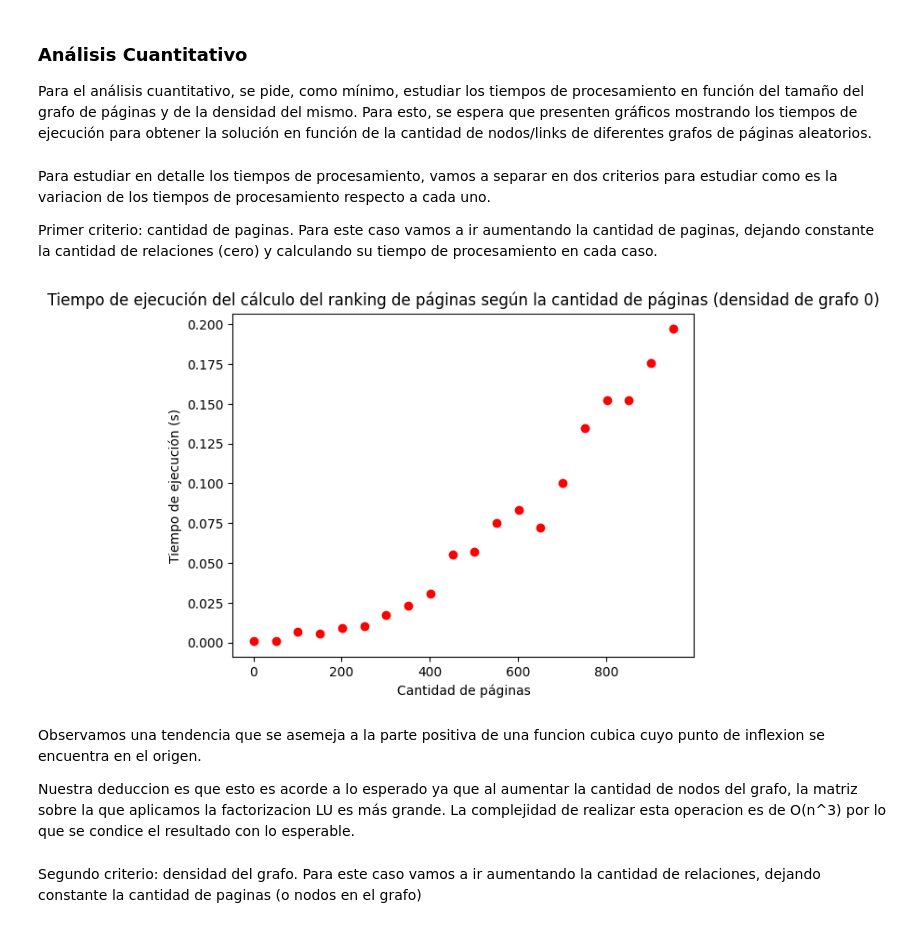
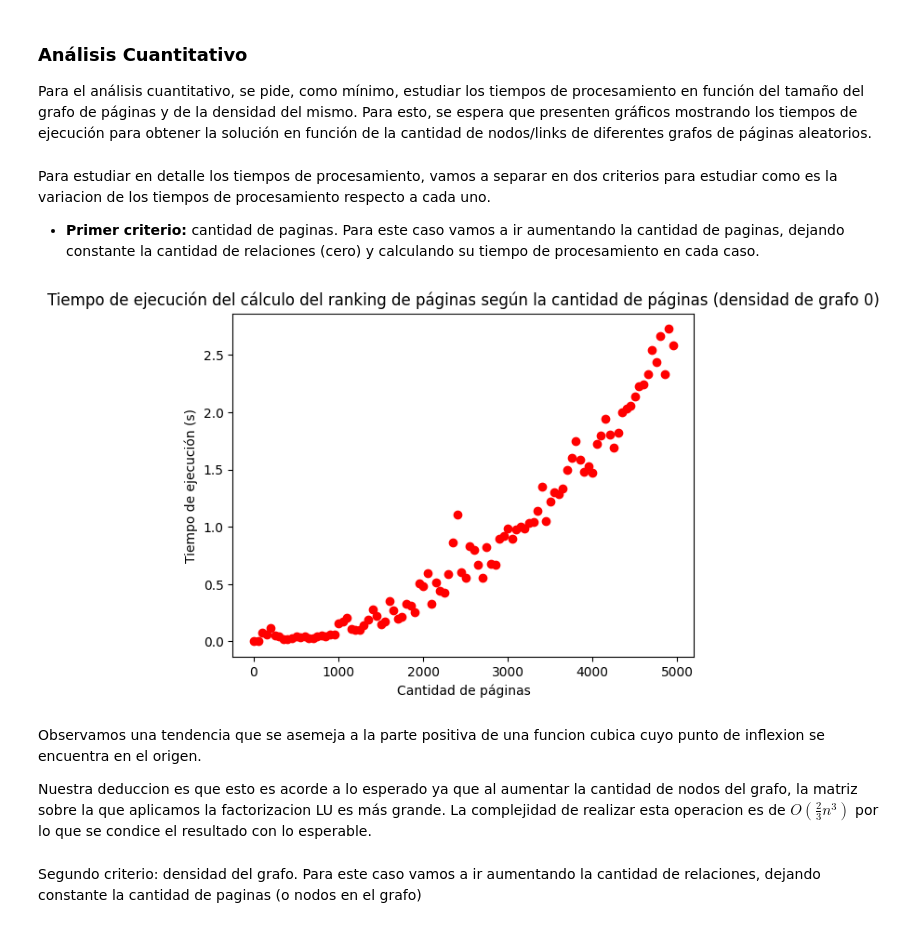
Before and after one commit to dantec19/alc_1c-2024, a Jupyter notebook: tp1/template-alumnos/template-alumnos/grupo_XX_TP1.ipynb, the cells around one changed output. Drawn from its saved outputs; the diff is of its cells as text; code cells hidden in the pictures.

```diff
--- a/tp1/template-alumnos/template-alumnos/grupo_XX_TP1.ipynb
+++ b/tp1/template-alumnos/template-alumnos/grupo_XX_TP1.ipynb
@@ -207,0 +269,8 @@ En segundo lugar, lo elegimos ya que es una buena instancia de test, como no hay
+# %%
+#ARCHIVOS DE ENTRADA
+archivo_test = './tests/test_ningunoconectado.txt'
+
+#CARGA DE ARCHIVO EN GRAFO
+W = leer_archivo(archivo_test)
+
+calcularRanking(W, 0.5)
@@ -218,5 +312,5 @@ Para el análisis cuantitativo, se pide, como mínimo, estudiar los tiempos de p
 # %% [markdown]
 Para estudiar en detalle los tiempos de procesamiento, vamos a separar en dos criterios para estudiar como es la variacion de los tiempos de procesamiento respecto a cada uno.
 
-Primer criterio: cantidad de paginas. Para este caso vamos a ir aumentando la cantidad de paginas, dejando constante la cantidad de relaciones (cero) y calculando su tiempo de procesamiento en cada caso.
+* **Primer criterio:** cantidad de paginas. Para este caso vamos a ir aumentando la cantidad de paginas, dejando constante la cantidad de relaciones (cero) y calculando su tiempo de procesamiento en cada caso.
 # %%
@@ -237,33 +321,32 @@ def calcular_densidad_grafo(W):Primer
 # %%
-import matplotlib.pyplot as plt
-archivo_test = './tests/test_cuantitativo.txt'
-cant_iteraciones = 20
-salto = 50
-p = 0.5
-tiempos_ejecucion = np.zeros(cant_iteraciones)
-cant_nodos = np.arange(1, cant_iteraciones*salto, salto)
-for i in range(1, cant_iteraciones*salto, salto):
-    f = open(archivo_test, 'w')
-    f.write(str(i))
-    f.write('\n')
-    f.write('0')
-    f.close()
-    W = leer_archivo(archivo_test)
-    tiempos_ejecucion[i//salto] = tiempo_ejecucion(W,p)
+def graficoCantPaginas(cant_iteraciones, salto):
+    # Defino p arbitrario
+    p = 0.5
+
+    tiempos_ejecucion = np.zeros(cant_iteraciones)
+    cant_nodos = np.arange(1, cant_iteraciones*salto, salto)
+
+    for i in range(1, cant_iteraciones*salto, salto):
+        # Creo una matriz de conectividad de tamaño ixi sin conexiones (todos ceros)
+        W = np.zeros((i,i))
+        # Guardo el tiempo de ejecución para calcular el ranking
+        tiempos_ejecucion[i//salto] = tiempo_ejecucion(W,p)
 
 
-plt.title("Tiempo de ejecución del cálculo del ranking de páginas según la cantidad de páginas (densidad de grafo 0)")
-plt.xlabel("Cantidad de páginas")
-plt.ylabel("Tiempo de ejecución (s)")
-plt.scatter(cant_nodos, tiempos_ejecucion, color ="red")
-plt.show()
+    plt.title("Tiempo de ejecución del cálculo del ranking de páginas según la cantidad de páginas (densidad de grafo 0)")
+    plt.xlabel("Cantidad de páginas")
+    plt.ylabel("Tiempo de ejecución (s)")
+    plt.scatter(cant_nodos, tiempos_ejecucion, color ="red")
+    plt.show()
+
+# Con estos valores el código tarda aproximadamente 1 minuto en correr en nuestras máquinas. Disminuirlos para bajar el tiempo de ejecución.
+graficoCantPaginas(100, 50)
 # %% [output]
-[figure, old version]
+[figure, new version]
 # %% [markdown]
-
 Observamos una tendencia que se asemeja a la parte positiva de una funcion cubica cuyo punto de inflexion se encuentra en el origen.
 
-Nuestra deduccion es que esto es acorde a lo esperado ya que al aumentar la cantidad de nodos del grafo, la matriz sobre la que aplicamos la factorizacion LU es más grande. La complejidad de realizar esta operacion es de O(n^3) por lo que se condice el resultado con lo esperable.
+Nuestra deduccion es que esto es acorde a lo esperado ya que al aumentar la cantidad de nodos del grafo, la matriz sobre la que aplicamos la factorizacion LU es más grande. La complejidad de realizar esta operacion es de $O(\frac{2}{3}n^3)$ por lo que se condice el resultado con lo esperable.
 # %% [markdown]
 Segundo criterio: densidad del grafo. Para este caso vamos a ir aumentando la cantidad de relaciones, dejando constante la cantidad de paginas (o nodos en el grafo)
 # %%
```
Also changed, not shown: parts of 34 cells of this notebook, 3 other files.
